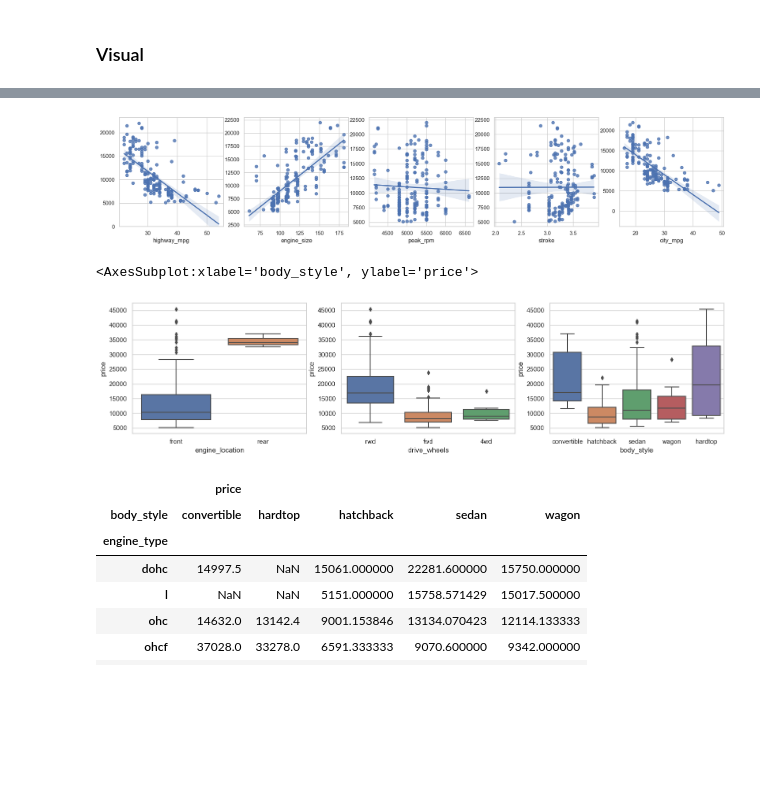
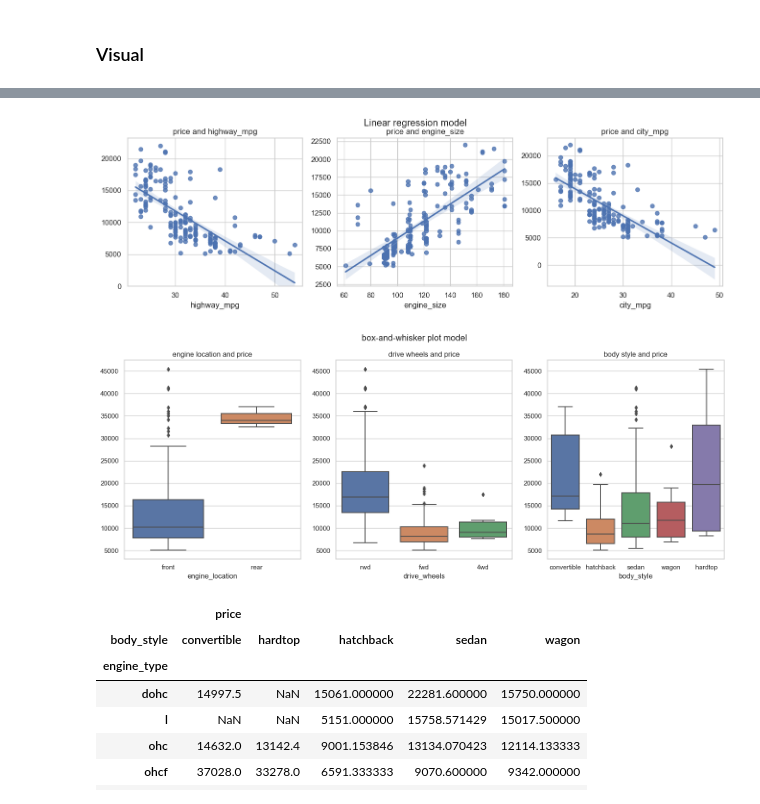
Before and after one commit to HarlamovGarik/dsml, a Jupyter notebook: Lab3/lab3_correlytion.ipynb, the cells around one changed output, grey strips where cells are left out. Drawn from its saved outputs; the diff is of its cells as text; code cells hidden in the pictures; blank space fills up the shorter version.

```diff
--- a/Lab3/lab3_correlytion.ipynb
+++ b/Lab3/lab3_correlytion.ipynb
@@ -36,14 +47,5 @@ Each column has 205 rows of data and 7 columns containing missing data:
 # %%
-missing_data = df.isnull()
-data_type = df.dtypes.values
-data_isnotnull = [205, 164, 205, 205, 205, 203, 205, 205,205, 205,205,205, 205,205, 205,205,205, 205,201,201,205, 203,203,205,205,201]
-data_null = [205-value for value in data_isnotnull]
-str_data_null = [str(x) for x in data_null]
-str_data_isnotnull = [str(x) for x in data_isnotnull]
-column = missing_data.columns.values.tolist()
-
-data = np.array([column, data_type, data_isnotnull, data_null], dtype=str).T
-print(tabulate(data, headers=["Name","Type","No Null", "Null"]))
+describe_(df)
 # %% [output]
 Name               Type       No Null    Null
 -----------------  -------  ---------  ------
@@ -316,14 +292,21 @@ ANOVA results: F= 130.5533160959111 , P = 2.2355306355677845e-23
 # %% [markdown]
 ### Visual
 # %%
-fig, axes = plt.subplots(1, 3, figsize=(25, 10))
-axes[0].set(title="Price car make", xlabel=None)
-axes[1].set(title="Count car make", xlabel=None)
-axes[2].set(title="Price body car style", xlabel=None)
+fig, axes = plt.subplots(1, 3, figsize=(21, 6))
+
 sns.barplot(data=df.sort_values(["price"]),
             ax=axes[0],y="make",x="price",edgecolor="black",linewidth=0.5)
 sns.barplot(data=df.groupby(["make"], as_index=False).count().sort_values(["price"]),
             ax=axes[1],y="make",x="price",edgecolor="black",linewidth=0.5,)
 sns.barplot(data=df.sort_values(["price"]),
-            ax=axes[2],y="body_style", x="price",edgecolor="black",linewidth=0.5,)
+            ax=axes[2],y="body_style", x="price",edgecolor="black",linewidth=0.5)
+axes[0].set(title="Price car make", xlabel=None, ylabel=None)
+axes[1].set(title="Count car make", xlabel=None, ylabel=None)
+axes[2].set(title="Price body car style", xlabel=None, ylabel=None)
+
+title = "General characteristics"
+plt.rc('ytick', labelsize=8)
+plt.rc('xtick', labelsize=8)
+fig.suptitle(title)
+plt.savefig('img/{}.jpg'.format(title))
 # %% [output]
@@ -370,23 +349,34 @@ ax.barh(range(len(indices)), importances[indices])
 # %%
 sns.set(style="whitegrid")
-fig, axes = plt.subplots(1,5, figsize=(22,4))
+fig, axes = plt.subplots(1,3, figsize=(16,4))
 sns.regplot(x="highway_mpg", y="price", data=df_tr, ax=axes[0]).set(ylim=(0))
 sns.regplot(x="engine_size", y="price", data=df_tr, ax=axes[1])
-sns.regplot(x="peak_rpm", y="price", data=df_tr, ax=axes[2])
-sns.regplot(x="stroke", y="price", data=df_tr, ax=axes[3])
-sns.regplot(x="city_mpg", y="price", data=df_tr, ax=axes[4])
-for ax in axes.flat:
-    ax.set(ylabel=None)
+sns.regplot(x="city_mpg", y="price", data=df_tr, ax=axes[2])
+
+axes[0].set(title="price and highway_mpg" , ylabel=None)
+axes[1].set(title="price and engine_size" , ylabel=None)
+axes[2].set(title="price and city_mpg", ylabel=None)
+
+title="Linear_regression_model"
+fig.suptitle(title.replace("_", " "))
+plt.savefig('img/{}.jpg'.format(title))
 # %% [output]
-[figure, old version]
+[figure, new version]
 # %%
-fig, axes = plt.subplots(1,3, figsize=(18,4))
+fig, axes = plt.subplots(1,3, figsize=(18,6))
 sns.boxplot(x="engine_location", y="price", data=df, ax=axes[0])
 sns.boxplot(x="drive_wheels", y="price", data=df, ax=axes[1])
 sns.boxplot(x="body_style", y="price", data=df, ax=axes[2])
+
+axes[0].set(title="engine location and price" , ylabel=None)
+axes[1].set(title="drive wheels and price" , ylabel=None)
+axes[2].set(title="body style and price", ylabel=None)
+
+title="box-and-whisker_plot_model"
+fig.suptitle(title.replace("_", " "))
+plt.savefig('img/{}.jpg'.format(title))
 # %% [output]
-<AxesSubplot:xlabel='body_style', ylabel='price'>
-[figure, old version]
+[figure, new version]
 # %%
 grouped_df = df.loc[:,["price","engine_type","body_style"]].groupby(["engine_type","body_style"],as_index=False).mean().sort_values(["price"])
 grouped_pivot = grouped_df.pivot(index='engine_type',columns='body_style')
```
Also changed, not shown: parts of 16 cells of this notebook, 11 other files.
